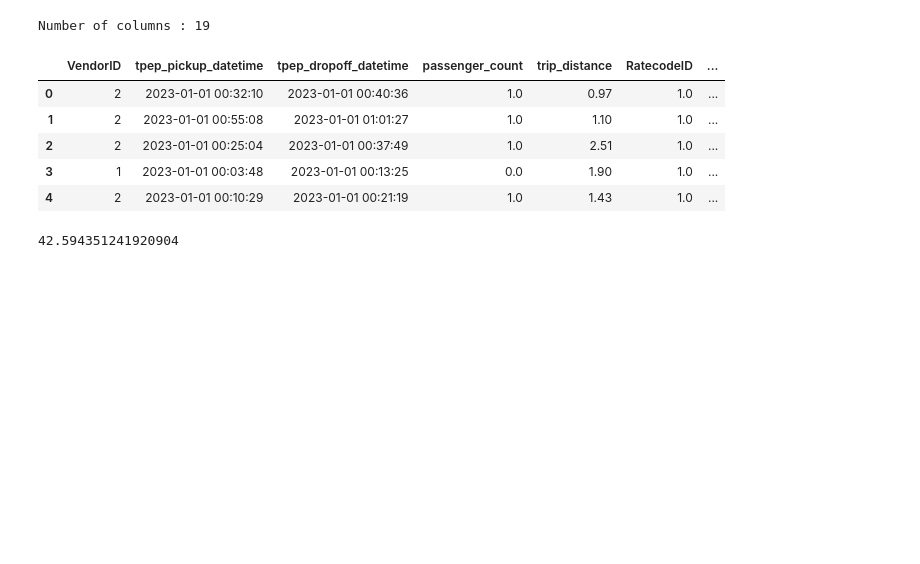
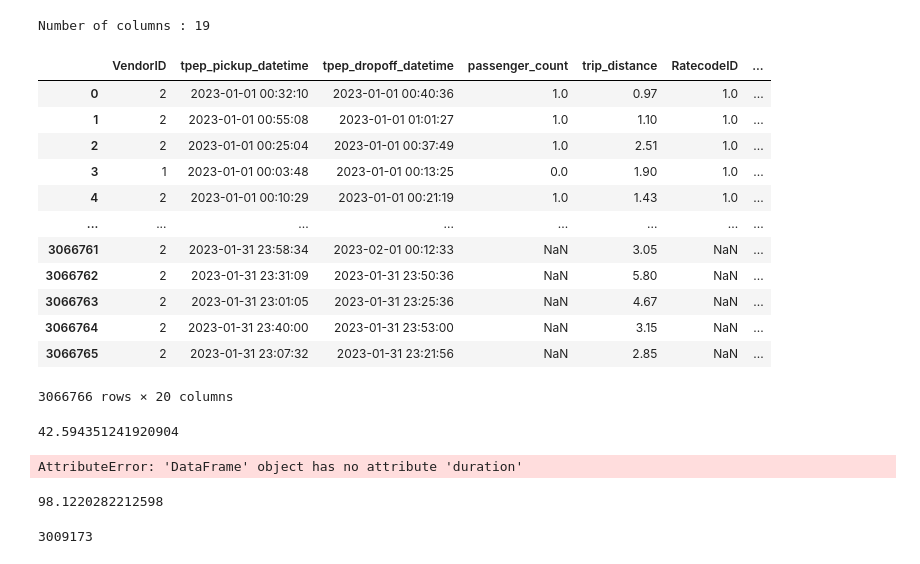
Before and after one commit to Anamika651034/mlops-zoomcamp, a Jupyter notebook: 01-intro/homework.ipynb, the cells around one changed output. Saved outputs shown, nothing was run; the diff lists cells and outputs as text; code cells hidden in the pictures; blank space fills up the shorter version.

```diff
--- a/01-intro/homework.ipynb
+++ b/01-intro/homework.ipynb
@@ -47,20 +54,44 @@ print('Number of columns :', len(col))
 # %% [output]
 Number of columns : 19
 # %%
-df1['tpep_pickup_datetime'] = pd.to_datetime(df1['tpep_pickup_datetime'])
-df1['tpep_dropoff_datetime'] = pd.to_datetime(df1['tpep_dropoff_datetime'])
+
+
 
 df1['duration'] = (df1['tpep_dropoff_datetime'] - df1['tpep_pickup_datetime']).dt.total_seconds() / 60
 
-df1.head()
+df1
 # %% [output]
 |  | VendorID | tpep_pickup_datetime | tpep_dropoff_datetime | passenger_count | trip_distance | RatecodeID | ... |
 | 0 | 2 | 2023-01-01 00:32:10 | 2023-01-01 00:40:36 | 1.0 | 0.97 | 1.0 | ... |
 | 1 | 2 | 2023-01-01 00:55:08 | 2023-01-01 01:01:27 | 1.0 | 1.10 | 1.0 | ... |
 | 2 | 2 | 2023-01-01 00:25:04 | 2023-01-01 00:37:49 | 1.0 | 2.51 | 1.0 | ... |
 | 3 | 1 | 2023-01-01 00:03:48 | 2023-01-01 00:13:25 | 0.0 | 1.90 | 1.0 | ... |
 | 4 | 2 | 2023-01-01 00:10:29 | 2023-01-01 00:21:19 | 1.0 | 1.43 | 1.0 | ... |
+| ... | ... | ... | ... | ... | ... | ... | ... |
+| 3066761 | 2 | 2023-01-31 23:58:34 | 2023-02-01 00:12:33 | NaN | 3.05 | NaN | ... |
+| 3066762 | 2 | 2023-01-31 23:31:09 | 2023-01-31 23:50:36 | NaN | 5.80 | NaN | ... |
+| 3066763 | 2 | 2023-01-31 23:01:05 | 2023-01-31 23:25:36 | NaN | 4.67 | NaN | ... |
+| 3066764 | 2 | 2023-01-31 23:40:00 | 2023-01-31 23:53:00 | NaN | 3.15 | NaN | ... |
+| 3066765 | 2 | 2023-01-31 23:07:32 | 2023-01-31 23:21:56 | NaN | 2.85 | NaN | ... |
+3066766 rows × 20 columns
 # %%
 df1['duration'].std()
 # %% [output]
 42.594351241920904
+# %%
+df2 = df1[(df1.duration >= 1) & (df1.duration <= 60)]
+
+df2
+# %% [output]
+AttributeError: 'DataFrame' object has no attribute 'duration'
+# %%
+
+
+per = df2.shape[0]/df1.shape[0]*100
+print(per)
+# %% [output]
+98.1220282212598
+# %%
+df2.shape[0]
+# %% [output]
+3009173
```
Also changed, not shown: parts of 1 cell of this notebook.
